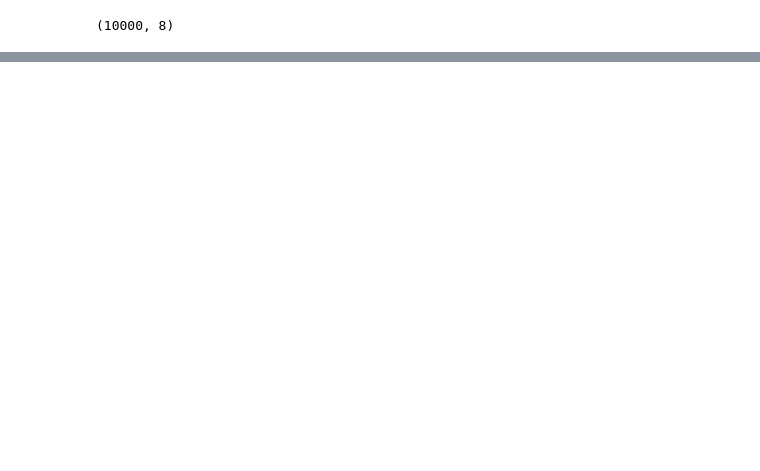
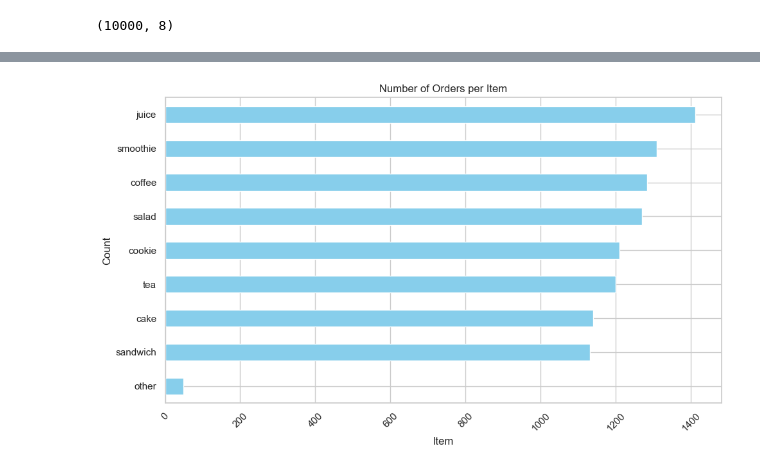
Before and after one commit to fahim-506/eda-with-python, a Jupyter notebook: practice_dataset/cafe_sales.ipynb, the cells around one changed output, grey strips where cells are left out. Saved outputs shown, nothing was run; the diff lists cells and outputs as text; code cells hidden in the pictures; blank space fills up the shorter version.

```diff
--- a/practice_dataset/cafe_sales.ipynb
+++ b/practice_dataset/cafe_sales.ipynb
@@ -425,0 +424,12 @@ df.shape
+# %%
+plt.figure(figsize=(10, 6))
+item_quantity.sort_values().plot(kind='barh', color='skyblue')
+
+plt.title('Number of Orders per Item')
+plt.xlabel('Item')
+plt.ylabel('Count')
+plt.xticks(rotation=45)
+plt.tight_layout()
+plt.show()
+# %% [output]
+[figure, added]
```
Also changed, not shown: parts of 19 cells of this notebook.
